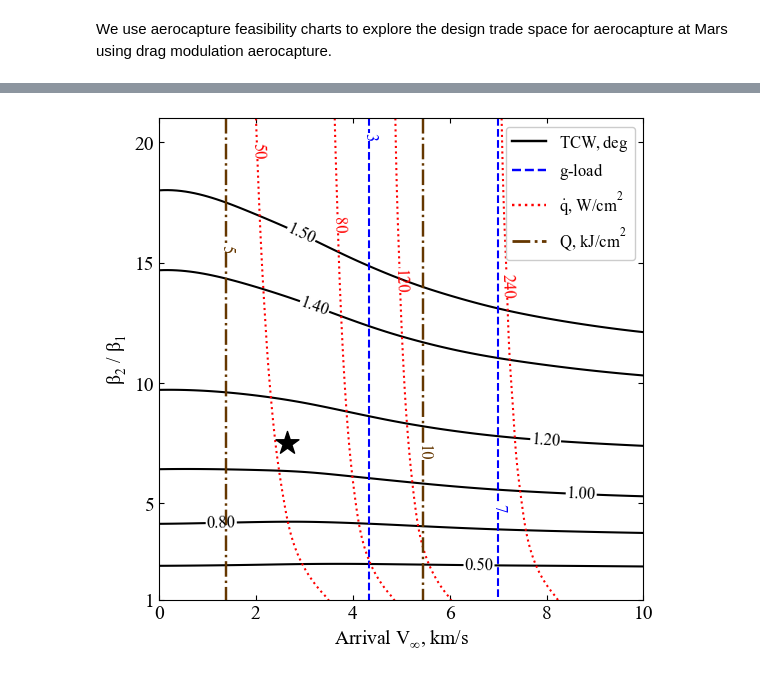
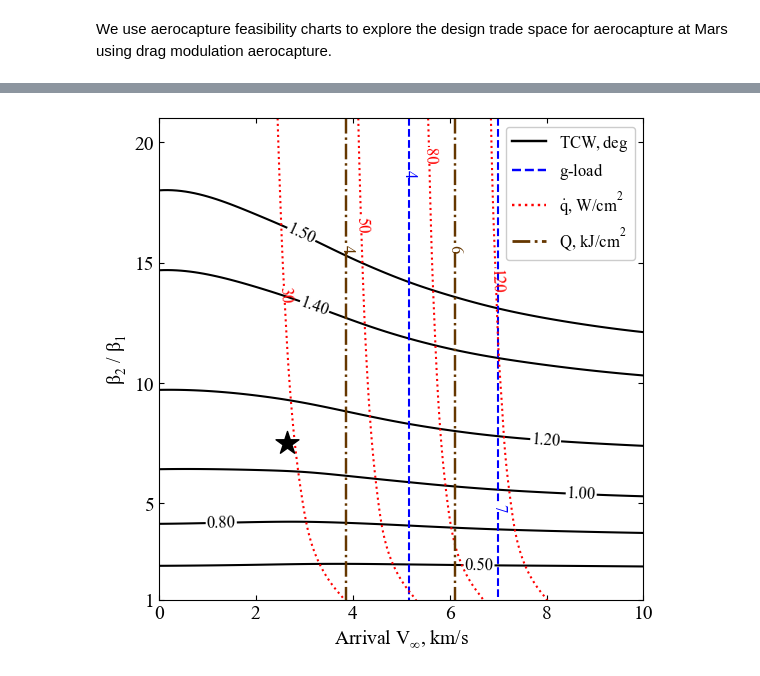
Before and after one commit to athulpg007/AMAT, a Jupyter notebook: examples/acta-astronautica/smallsat-mission-concepts/section-02-mars-smallsat-mission-tradespace-exploration.ipynb, the cells around one changed output, grey strips where cells are left out. Saved outputs shown, nothing was run; the diff lists cells and outputs as text; code cells hidden in the pictures.

```diff
--- a/examples/acta-astronautica/smallsat-mission-concepts/section-02-mars-smallsat-mission-tradespace-exploration.ipynb
+++ b/examples/acta-astronautica/smallsat-mission-concepts/section-02-mars-smallsat-mission-tradespace-exploration.ipynb
@@ -61,3 +38,26 @@ np.savetxt('../../../data/acta-astronautica/smallsat-mission-concepts/mars/'+run
+# %%
+for i in range(0,len(v0_kms_array)):
+    for j in range(0,len(betaRatio_array)):
+        vehicle=Vehicle('DMVehicle', 100.0, beta1, 0.0, 1.767, 0.0, 0.35, planet)
+        vehicle.setInitialState(120.0,0.0,0.0,v0_kms_array[i],0.0,-4.5,0.0,0.0)
+        vehicle.setSolverParams(1E-6)
+        vehicle.setDragModulationVehicleParams(beta1,betaRatio_array[j])
+
+        underShootLimit_array[i,j], exitflag_us_array[i,j] = vehicle.findUnderShootLimitD(2400.0, 2.0, -80.0,-4.0,1E-10,400.0)
+        overShootLimit_array[i,j] , exitflag_os_array[i,j] = vehicle.findOverShootLimitD (2400.0, 2.0, -80.0,-4.0,1E-10,400.0)
+
+        TCW_array[i,j]    = overShootLimit_array[i,j] - underShootLimit_array[i,j]
+
+        print('VINF: '+str(vinf_kms_array[i])+' km/s, BETA RATIO: '+str(betaRatio_array[j])+' TCW: '+str(TCW_array[i,j])+' deg.')
+
+np.savetxt('../../../data/acta-astronautica/smallsat-mission-concepts/mars/'+runID+'vinf_kms_array.txt',vinf_kms_array)
+np.savetxt('../../../data/acta-astronautica/smallsat-mission-concepts/mars/'+runID+'v0_kms_array.txt',v0_kms_array)
+np.savetxt('../../../data/acta-astronautica/smallsat-mission-concepts/mars/'+runID+'betaRatio_array.txt',betaRatio_array)
+np.savetxt('../../../data/acta-astronautica/smallsat-mission-concepts/mars/'+runID+'overShootLimit_array.txt',overShootLimit_array)
+np.savetxt('../../../data/acta-astronautica/smallsat-mission-concepts/mars/'+runID+'exitflag_os_array.txt',exitflag_os_array)
+np.savetxt('../../../data/acta-astronautica/smallsat-mission-concepts/mars/'+runID+'underShootLimit_array.txt',underShootLimit_array)
+np.savetxt('../../../data/acta-astronautica/smallsat-mission-concepts/mars/'+runID+'exitflag_us_array.txt',exitflag_us_array)
+np.savetxt('../../../data/acta-astronautica/smallsat-mission-concepts/mars/'+runID+'TCW_array.txt',TCW_array)
 # %%
 acc_net_g_max_array       = np.zeros((len(v0_kms_array),len(betaRatio_array)))
 stag_pres_atm_max_array   = np.zeros((len(v0_kms_array),len(betaRatio_array)))
@@ -65,9 +65,12 @@ q_stag_total_max_array    = np.zeros((len(v0_kms_array),len(betaRatio_array)))
 heatload_max_array        = np.zeros((len(v0_kms_array),len(betaRatio_array)))
 
 
+underShootLimit_array = np.loadtxt('../../../data/acta-astronautica/smallsat-mission-concepts/mars/'+runID+'underShootLimit_array.txt')
+overShootLimit_array = np.loadtxt('../../../data/acta-astronautica/smallsat-mission-concepts/mars/'+runID+'overShootLimit_array.txt')
+
 for i in range(0,len(v0_kms_array)):
     for j in range(0,len(betaRatio_array)):
-        vehicle=Vehicle('DMVehicle', 100.0, beta1, 0.0, 1.767, 0.0, 0.10, planet)
+        vehicle=Vehicle('DMVehicle', 100.0, beta1, 0.0, 1.767, 0.0, 0.35, planet)
         vehicle.setInitialState(120.0,0.0,0.0,v0_kms_array[i],0.0,overShootLimit_array[i,j],0.0,0.0)
         vehicle.setSolverParams(1E-6)
 
@@ -85,7 +88,7 @@ for i in range(0,len(v0_kms_array)):
         heatload_os      = vehicle.heatload
 
 
-        vehicle=Vehicle('DMVehicle', 100.0, beta1, 0.0, 1.767, 0.0, 0.10, planet)
+        vehicle=Vehicle('DMVehicle', 100.0, beta1, 0.0, 1.767, 0.0, 0.35, planet)
         vehicle.setInitialState(120.0,0.0,0.0,v0_kms_array[i],0.0,underShootLimit_array[i,j],0.0,0.0)
         vehicle.setSolverParams( 1E-6)
 
@@ -163,9 +184,9 @@ X, Y = np.meshgrid(x_new, y_new)
 
 Zlevels = np.array([0.5, 0.80, 1.0, 1.20, 1.40, 1.50])
 
-Glevels = np.array([3, 7])
-Qlevels = np.array([50, 80, 120, 240])
-Hlevels = np.array([5, 10])
+Glevels = np.array([4, 7])
+Qlevels = np.array([30, 50, 80, 120])
+Hlevels = np.array([4, 6])
 #Slevels = np.array([0.8])
 
 
@@ -228,31 +249,31 @@ params = {'mathtext.default': 'regular' }
 plt.rcParams.update(params)
 plt.ylabel(r'$\beta_2$'+' / '+r'$ \beta_1 $' ,fontsize=14)
 plt.xlabel("Arrival "+r'$V_\infty$'+r', km/s' ,fontsize=14)
 plt.yticks(np.array([1, 5, 10, 15, 20]),fontsize=14)
 plt.xticks(fontsize=14)
 ax = plt.gca()
 ax.tick_params(direction='in')
 ax.yaxis.set_ticks_position('both')
 ax.xaxis.set_ticks_position('both')
 #plt.legend(loc='upper left', fontsize=16)
 from matplotlib.lines import Line2D
 colors = ['black', 'red', 'green']
 lines = [Line2D([0], [0], color='black', linewidth=1.75, linestyle='solid'),
          Line2D([0], [0], color='blue',  linewidth=1.75, linestyle='dashed'),
          Line2D([0], [0], color='red',  linewidth=1.75, linestyle='dotted'),
          Line2D([0], [0], color='xkcd:brown',  linewidth=2.00, linestyle='dashdot')]
 labels = [r'$TCW, deg$', r'$g$'+r'-load', r'$\dot{q}$'+', '+r'$W/cm^2$', r'$Q$'+', '+r'$kJ/cm^2$']
 plt.legend(lines, labels, loc='upper right',fontsize=12, framealpha=1)
 
 for l in Hlabels:
     l.set_rotation(-90)
 for l in Glabels:
     l.set_rotation(-90)
 
 #plt.axhline(y=7.5, color='k', linestyle='dotted')
 #plt.text(4, 8.0, r'$\beta_2$'+' / '+r'$ \beta_1 $', fontsize=12)
 plt.scatter(2.65, 7.5, marker="*", s=300, color='xkcd:black', zorder=100)
 
 plt.show()
 # %% [output]
-[figure, old version]
+[figure, new version]
```
Also changed, not shown: parts of 2 cells of this notebook, 4 other files.
